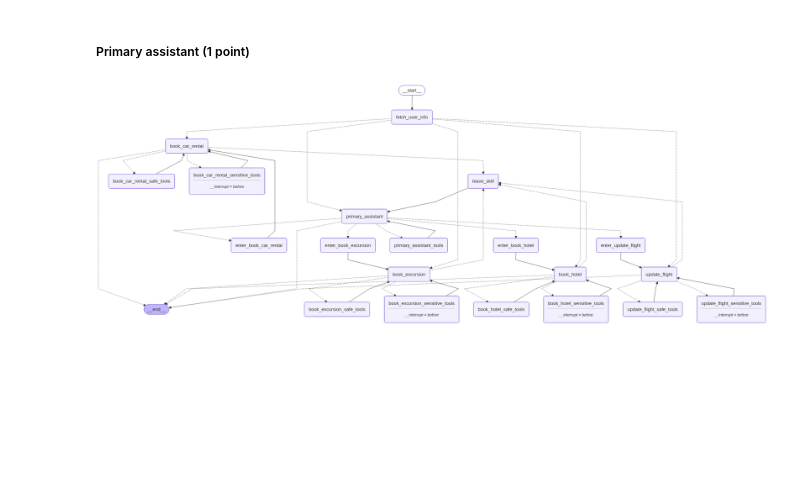
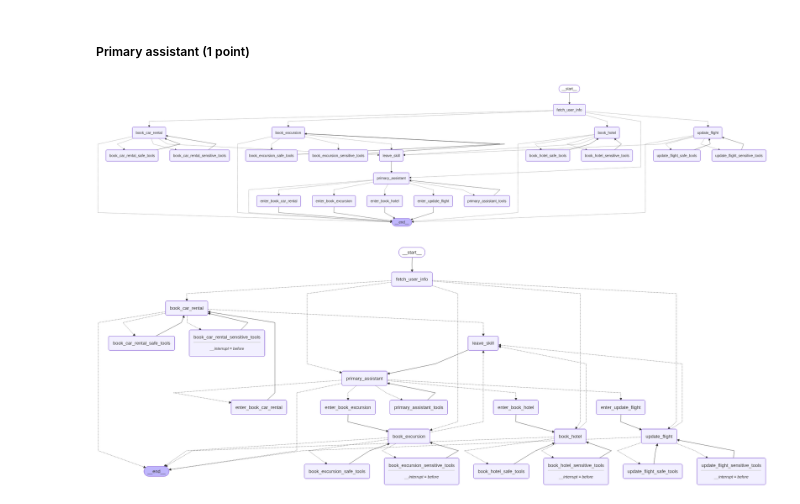
Before and after one commit to MoiseevRoman/NLP-course, a Jupyter notebook: 13.Agents/homework/NLP_2_homework_3.ipynb, the cells around one changed output. Drawn from its saved outputs; the diff is of its cells as text; code cells hidden in the pictures; blank space fills up the shorter version.

```diff
--- a/13.Agents/homework/NLP_2_homework_3.ipynb
+++ b/13.Agents/homework/NLP_2_homework_3.ipynb
@@ -2517,7 +2575,51 @@ def route_to_workflow(
 # - route_primary_assistant must inspect tool calls and return the exact node name string
 # - route_to_workflow should analyze user_info and decide the most relevant starting point
 # - Reference LangGraph's add_graph() documentation to connect sub-graphs to main graph
-<YOUR CODE HERE>
+builder.add_node('primary_assistant', Assistant(assistant_runnable))
+builder.add_node('primary_assistant_tools', create_tool_node_with_fallback(primary_assistant_tools))
+
+builder.add_edge("primary_assistant_tools", "primary_assistant")
+
+builder.add_conditional_edges(
+    'primary_assistant',
+    route_primary_assistant,
+    path_map={
+        'enter_update_flight': 'enter_update_flight',
+        "enter_book_car_rental": "enter_book_car_rental",
+        "enter_book_hotel": "enter_book_hotel",
+        "enter_book_excursion": "enter_book_excursion",
+        "primary_assistant_tools": "primary_assistant_tools",
+        "__end__": END
+    }
+)
+
+builder.add_conditional_edges(
+    'fetch_user_info',
+    route_to_workflow,
+    path_map={
+        "primary_assistant": "primary_assistant",
+        "update_flight": "update_flight",
+        "book_car_rental": "book_car_rental",
+        "book_hotel": "book_hotel",
+        "book_excursion": "book_excursion"
+    }
+)
+
+memory = InMemorySaver()
+part_4_graph = builder.compile(
+    checkpointer=memory,
+    # interrupt_before=["sensitive_tools"],
+)
+# %%
+from IPython.display import Image, display
+
+try:
+    display(Image(part_4_graph.get_graph(xray=True).draw_mermaid_png()))
+except Exception:
+    # This requires some extra dependencies and is optional
+    pass
+# %% [output]
+[figure, added]
 # %%
 from IPython.display import Image, display
 
```
Also changed, not shown: parts of 4 cells of this notebook.
